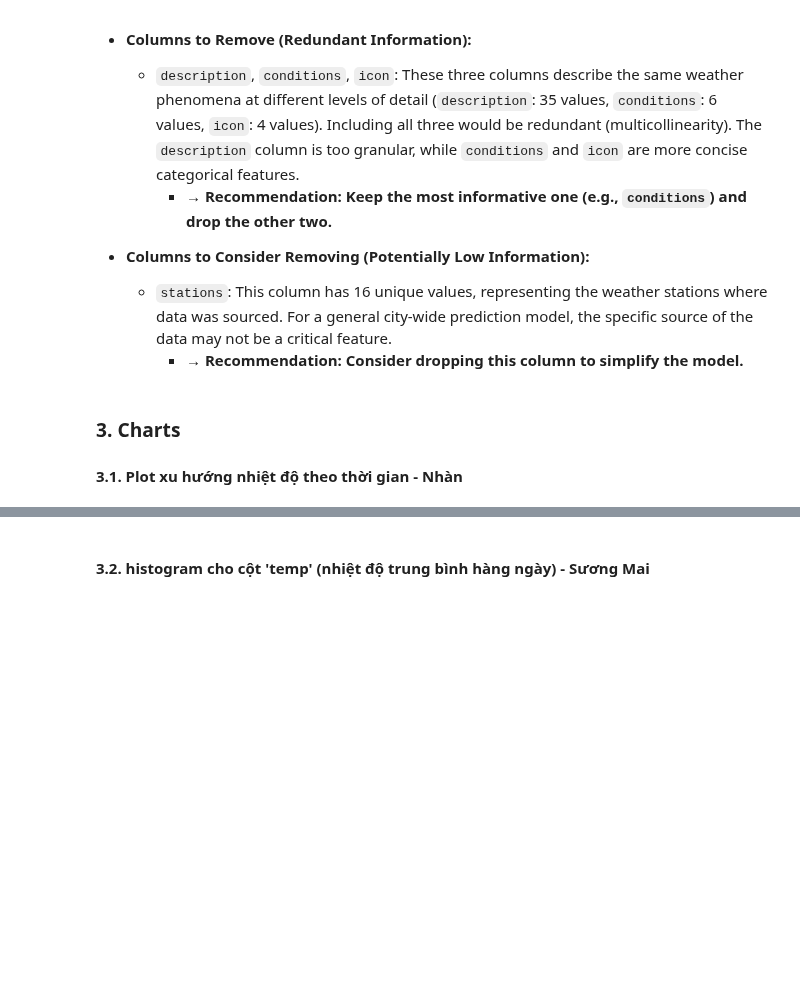
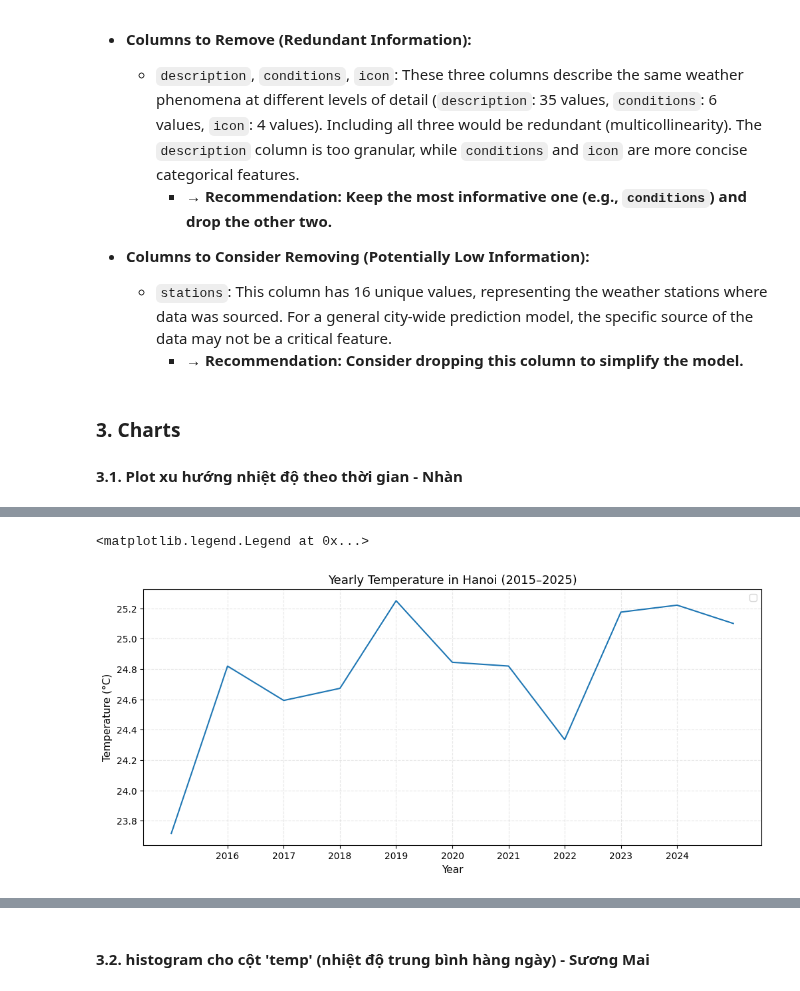
Before and after one commit to DunDun-banana/ml-group1, a Jupyter notebook: Data_understanding.ipynb, the cells around one changed output, grey strips where cells are left out. Saved outputs shown, nothing was run; the diff lists cells and outputs as text; code cells hidden in the pictures; blank space fills up the shorter version.

```diff
--- a/Data_understanding.ipynb
+++ b/Data_understanding.ipynb
@@ -284,20 +192,0 @@ plt.show()
-# %%
-# Monthly in recent year (2024-2025)
-
-df['year_month'] = df['datetime'].dt.to_period('M')
-
-# Chỉ lấy 2 năm gần nhất
-monthly = df[df['datetime'].dt.year.isin([2024, 2025])]
-
-# Tính trung bình nhiệt độ theo tháng
-monthly_avg = monthly.groupby('year_month')['temp'].mean()
-
-# Vẽ biểu đồ monthly
-plt.figure(figsize=(12,5))
-plt.plot(monthly_avg.index.astype(str), monthly_avg.values, marker='o', color='teal', label="Monthly Avg Temp (°C)")
-plt.title("Monthly Average Temperature in Hanoi (2024–2025)")
-plt.xlabel("Month")
-plt.ylabel("Average Temperature (°C)")
-plt.xticks(rotation=45)
-plt.legend()
-plt.show()
@@ -318,0 +202,14 @@ plt.show()
+# %%
+df["datetime"] = pd.to_datetime(df["datetime"])
+
+plt.figure(figsize=(12,5))
+plt.plot(df.groupby([df['datetime'].dt.year])['temp'].mean())
+plt.title("Yearly Temperature in Hanoi (2015–2025)", fontsize=13)
+plt.xlabel("Year", fontsize=11)
+plt.ylabel("Temperature (°C)", fontsize=11)
+plt.grid(alpha=0.3, linestyle='--')
+plt.xticks(range(2016, 2025))
+plt.legend()
+# %% [output]
+<matplotlib.legend.Legend at 0x...>
+[figure, added]
```
Also changed, not shown: parts of 20 cells of this notebook.
